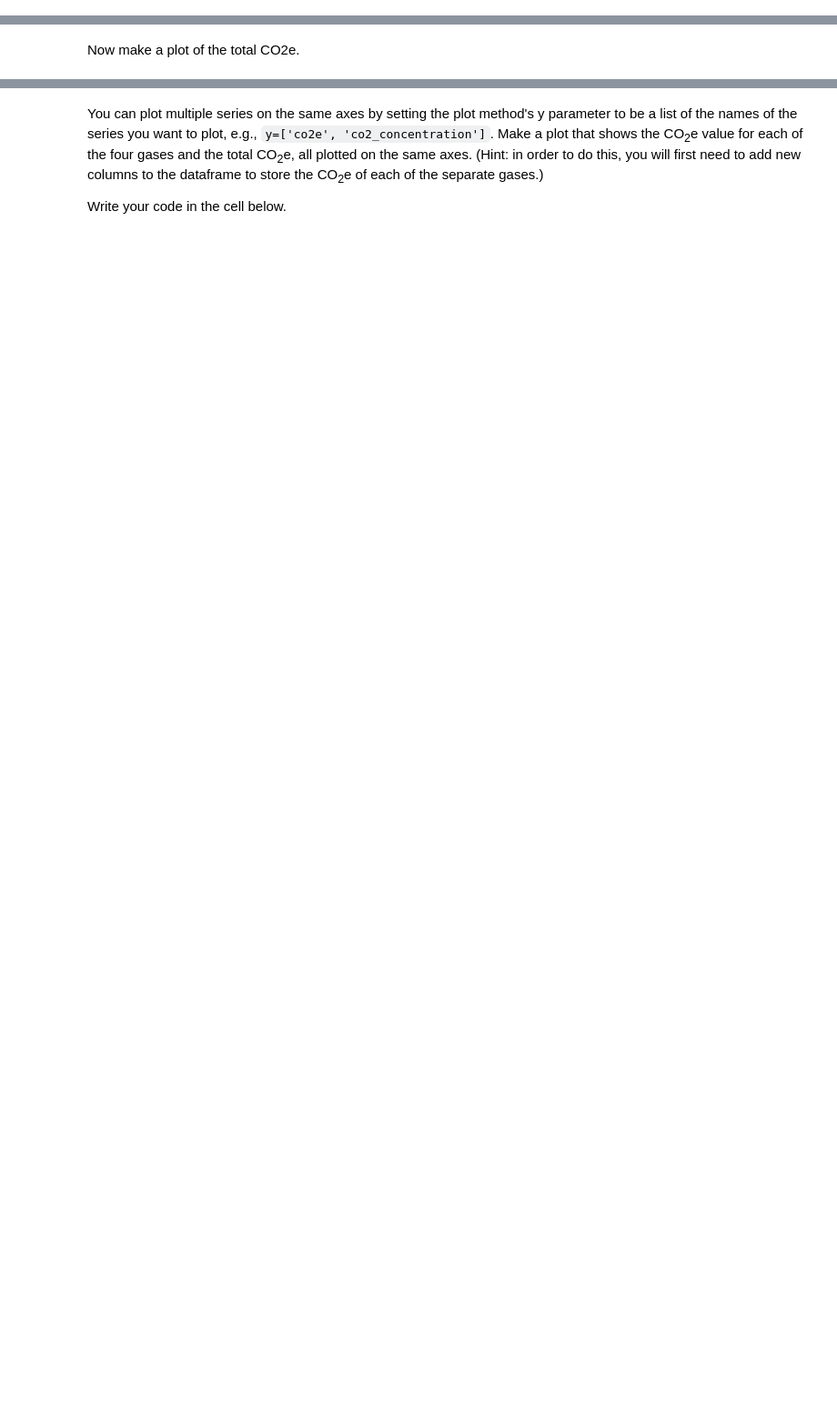
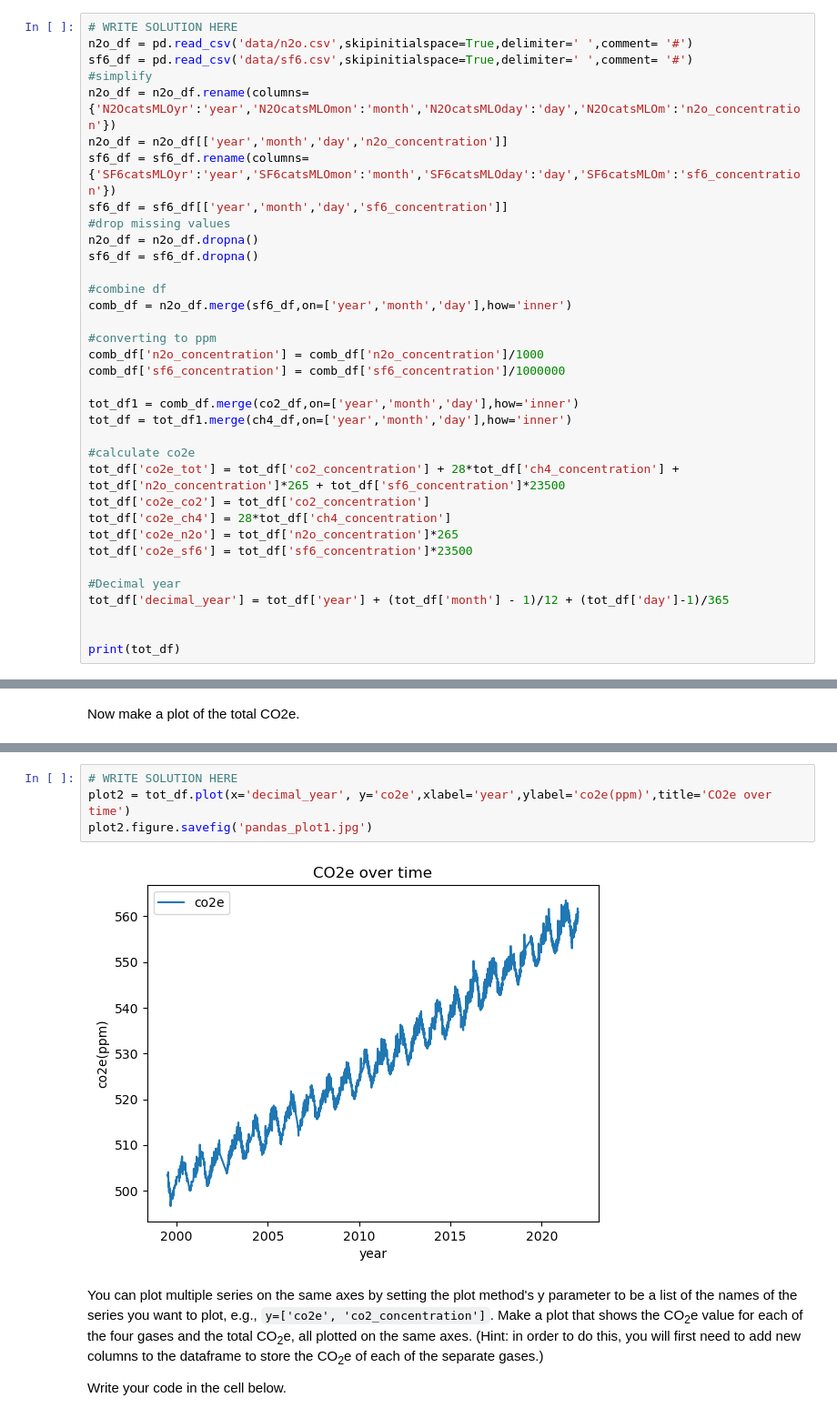
Before and after one commit to adhirajbane13/Uni_Sheffield_Module_Work, a Jupyter notebook: DS-with-python/040_working_with_pandas.ipynb, the cells around one changed output, grey strips where cells are left out. Shown at 91% size. Drawn from its saved outputs; the diff is of its cells as text; blank space fills up the shorter version.

```diff
--- a/DS-with-python/040_working_with_pandas.ipynb
+++ b/DS-with-python/040_working_with_pandas.ipynb
@@ -266,0 +258,35 @@ ch4_df = ch4_df[['year','month','day','ch4_concentration']]
+# %%
+# WRITE SOLUTION HERE
+n2o_df = pd.read_csv('data/n2o.csv',skipinitialspace=True,delimiter=' ',comment= '#')
+sf6_df = pd.read_csv('data/sf6.csv',skipinitialspace=True,delimiter=' ',comment= '#')
+#simplify
+n2o_df = n2o_df.rename(columns={'N2OcatsMLOyr':'year','N2OcatsMLOmon':'month','N2OcatsMLOday':'day','N2OcatsMLOm':'n2o_concentration'})
+n2o_df = n2o_df[['year','month','day','n2o_concentration']]
+sf6_df = sf6_df.rename(columns={'SF6catsMLOyr':'year','SF6catsMLOmon':'month','SF6catsMLOday':'day','SF6catsMLOm':'sf6_concentration'})
+sf6_df = sf6_df[['year','month','day','sf6_concentration']]
+#drop missing values
+n2o_df = n2o_df.dropna()
+sf6_df = sf6_df.dropna()
+
+#combine df
+comb_df = n2o_df.merge(sf6_df,on=['year','month','day'],how='inner')
+
+#converting to ppm
+comb_df['n2o_concentration'] = comb_df['n2o_concentration']/1000
+comb_df['sf6_concentration'] = comb_df['sf6_concentration']/1000000
+
+tot_df1 = comb_df.merge(co2_df,on=['year','month','day'],how='inner')
+tot_df = tot_df1.merge(ch4_df,on=['year','month','day'],how='inner')
+
+#calculate co2e
+tot_df['co2e_tot'] = tot_df['co2_concentration'] + 28*tot_df['ch4_concentration'] + tot_df['n2o_concentration']*265 + tot_df['sf6_concentration']*23500
+tot_df['co2e_co2'] = tot_df['co2_concentration']
+tot_df['co2e_ch4'] = 28*tot_df['ch4_concentration']
+tot_df['co2e_n2o'] = tot_df['n2o_concentration']*265
+tot_df['co2e_sf6'] = tot_df['sf6_concentration']*23500
+
+#Decimal year
+tot_df['decimal_year'] = tot_df['year'] + (tot_df['month'] - 1)/12 + (tot_df['day']-1)/365
+
+
+print(tot_df)
@@ -271,3 +313,9 @@ Now make a plot of the total CO2e.
+# %%
+# WRITE SOLUTION HERE
+plot2 = tot_df.plot(x='decimal_year', y='co2e',xlabel='year',ylabel='co2e(ppm)',title='CO2e over time')
+plot2.figure.savefig('pandas_plot1.jpg')
+# %% [output]
+[figure, added]
 # %% [markdown]
 You can plot multiple series on the same axes by setting the plot method's y parameter to be a list of the names of the series you want to plot, e.g., `y=['co2e', 'co2_concentration']`. Make a plot that shows the CO<sub>2</sub>e value for each of the four gases and the total CO<sub>2</sub>e, all plotted on the same axes. (Hint: in order to do this, you will first need to add new columns to the dataframe to store the CO<sub>2</sub>e of each of the separate gases.)
 
```
Also changed, not shown: parts of 6 cells of this notebook.
